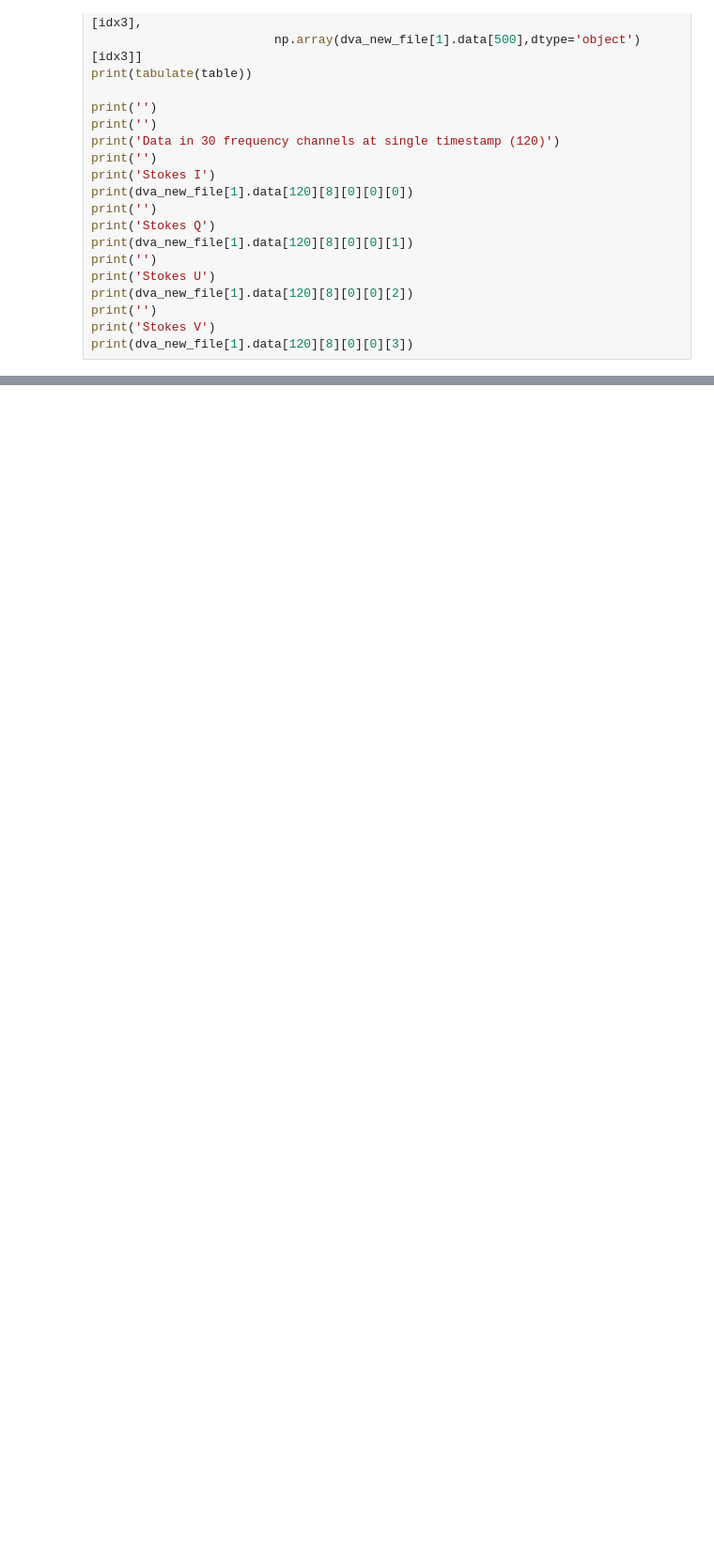
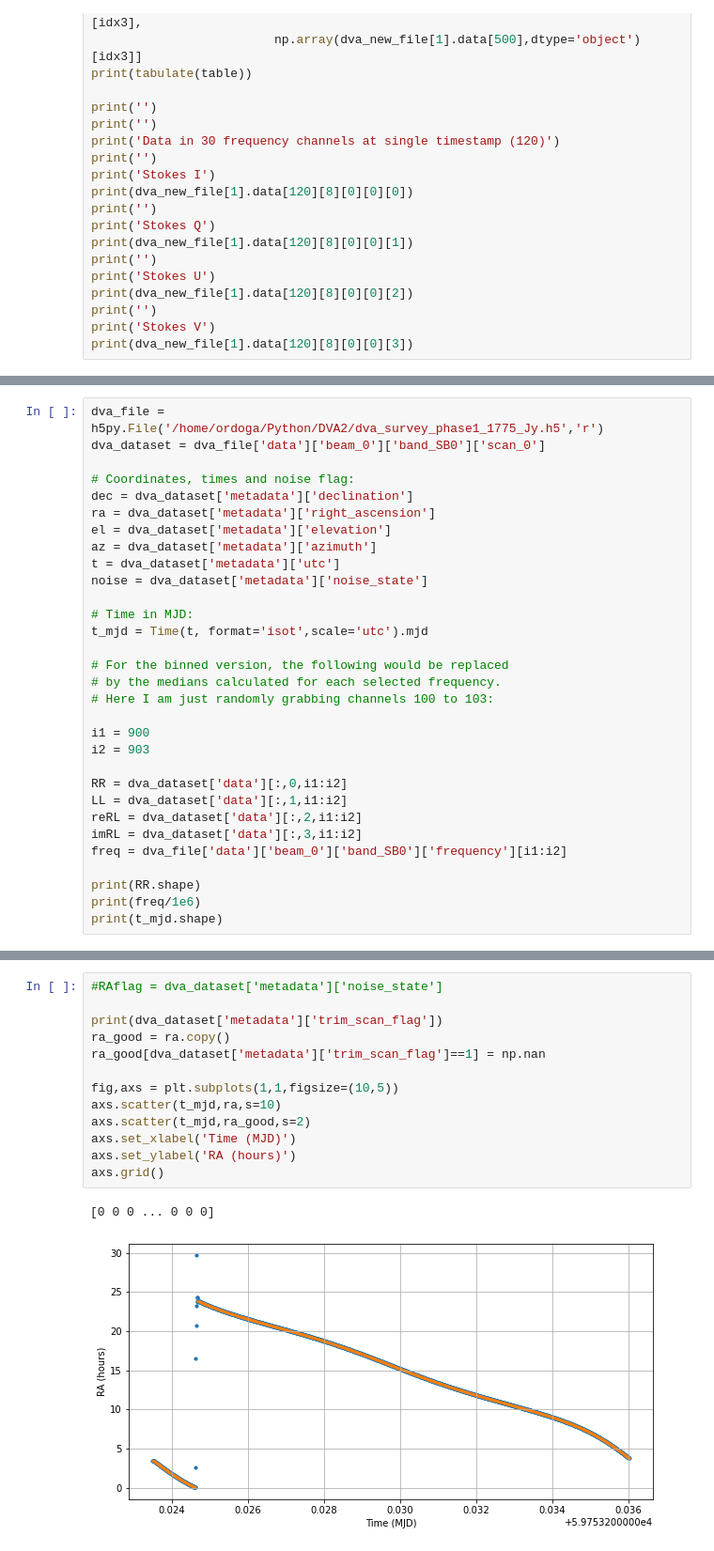
Before and after one commit to aordog/dva_pipeline, a Jupyter notebook: dva_h5_to_SDFITS.ipynb, the cells around one changed output, grey strips where cells are left out. Shown at 94% size. Cells and saved outputs as stored; diff of their text form; blank space fills up the shorter version.

```diff
--- a/dva_h5_to_SDFITS.ipynb
+++ b/dva_h5_to_SDFITS.ipynb
@@ -310,0 +533,31 @@ print(dva_new_file[1].data[120][8][0][0][3])
+# %%
+dva_file = h5py.File('/home/ordoga/Python/DVA2/dva_survey_phase1_1775_Jy.h5','r')
+dva_dataset = dva_file['data']['beam_0']['band_SB0']['scan_0']
+
+# Coordinates, times and noise flag:
+dec = dva_dataset['metadata']['declination']
+ra = dva_dataset['metadata']['right_ascension']
+el = dva_dataset['metadata']['elevation']
+az = dva_dataset['metadata']['azimuth']
+t = dva_dataset['metadata']['utc']
+noise = dva_dataset['metadata']['noise_state']
+
+# Time in MJD:
+t_mjd = Time(t, format='isot',scale='utc').mjd
+
+# For the binned version, the following would be replaced
+# by the medians calculated for each selected frequency.
+# Here I am just randomly grabbing channels 100 to 103:
+
+i1 = 900
+i2 = 903
+
+RR = dva_dataset['data'][:,0,i1:i2]
+LL = dva_dataset['data'][:,1,i1:i2]
+reRL = dva_dataset['data'][:,2,i1:i2]
+imRL = dva_dataset['data'][:,3,i1:i2]
+freq = dva_file['data']['beam_0']['band_SB0']['frequency'][i1:i2]
+
+print(RR.shape)
+print(freq/1e6)
+print(t_mjd.shape)
@@ -310,0 +670,16 @@ print(dva_new_file[1].data[120][8][0][0][3])
+# %%
+#RAflag = dva_dataset['metadata']['noise_state']
+
+print(dva_dataset['metadata']['trim_scan_flag'])
+ra_good = ra.copy()
+ra_good[dva_dataset['metadata']['trim_scan_flag']==1] = np.nan
+
+fig,axs = plt.subplots(1,1,figsize=(10,5))
+axs.scatter(t_mjd,ra,s=10)
+axs.scatter(t_mjd,ra_good,s=2)
+axs.set_xlabel('Time (MJD)')
+axs.set_ylabel('RA (hours)')
+axs.grid()
+# %% [output]
+[0 0 0 ... 0 0 0]
+[figure, added]
```
Also changed, not shown: parts of 19 cells of this notebook.
